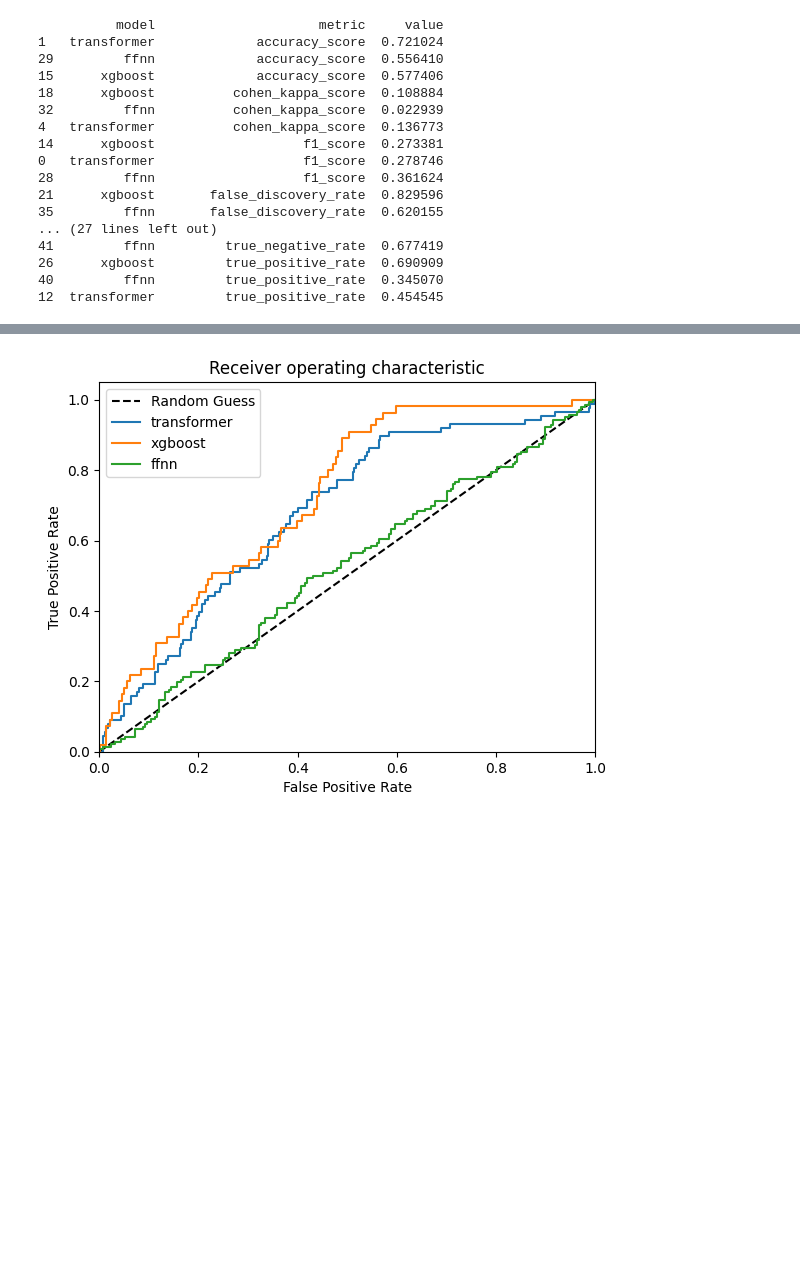
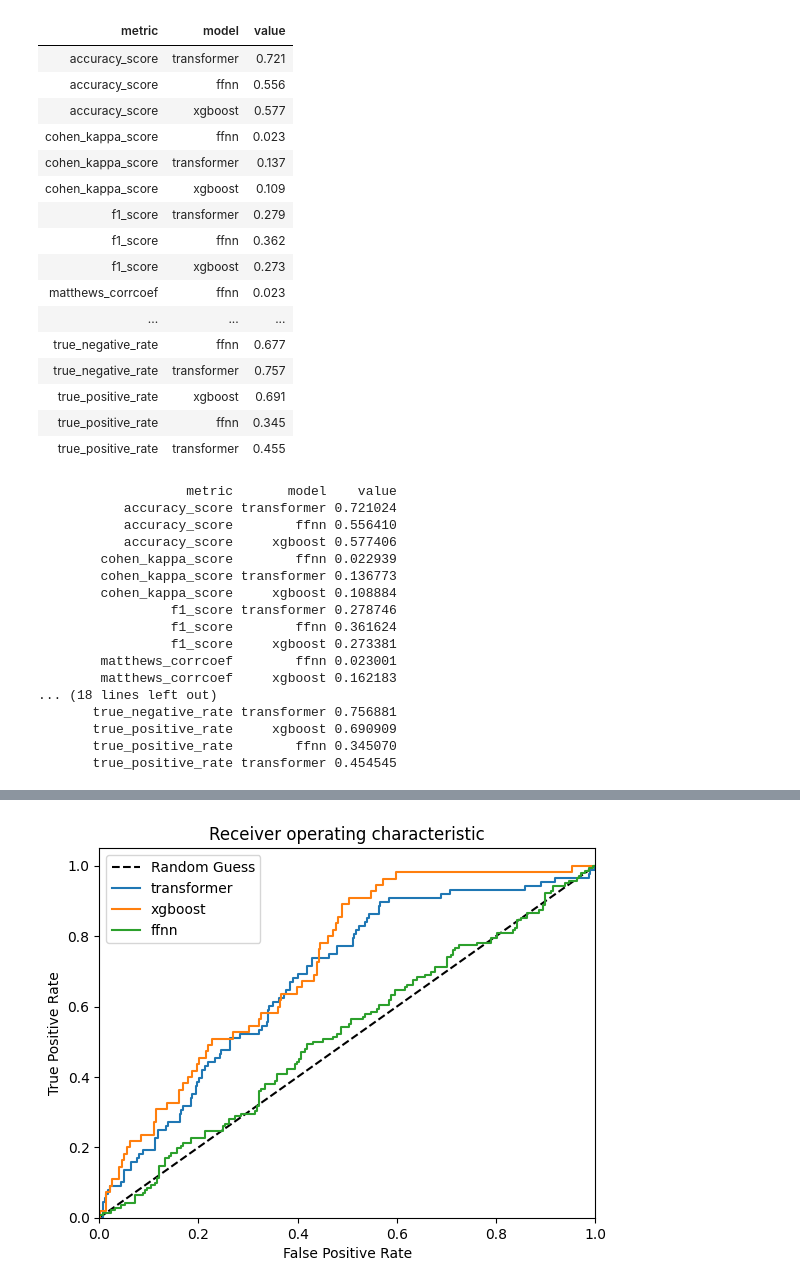
Before and after one commit to ewheeler/foresight, a Jupyter notebook: docs/hes_final/figs.ipynb, the cells around one changed output, grey strips where cells are left out. Cells and saved outputs as stored; diff of their text form; code cells hidden in the pictures; blank space fills up the shorter version.

```diff
--- a/docs/hes_final/figs.ipynb
+++ b/docs/hes_final/figs.ipynb
@@ -127,26 +203,63 @@ model_metrics.sort_values('metric').style\
+# %%
+#| label: tbl-max-best-broken
+#| fig-cap: "Table that breaks article column layout in quarto"
+#| layout-ncol: 1
+
+# TODO not only do styles not work, but this makes one article
+# column narrower than the other one :(
+
+cm = sns.light_palette("green", as_cmap=True)
+# https://pandas.pydata.org/pandas-docs/stable/user_guide/style.html#Styler-Object-and-Customising-the-Display
+# TODO styles/colors still not working? https://github.com/quarto-dev/quarto-cli/discussions/3964
+(model_metrics[model_metrics.best=='max'][['metric', 'model', 'value']]
+     .sort_values('metric')
+     .style
+        .background_gradient(cmap=cm)
+        .format(precision=3)
+        .hide(axis="index"))
+# %% [output]
+| metric | model | value |
+| accuracy_score | transformer | 0.721 |
+| accuracy_score | ffnn | 0.556 |
+| accuracy_score | xgboost | 0.577 |
+| cohen_kappa_score | ffnn | 0.023 |
+| cohen_kappa_score | transformer | 0.137 |
+| cohen_kappa_score | xgboost | 0.109 |
+| f1_score | transformer | 0.279 |
+| f1_score | ffnn | 0.362 |
+| f1_score | xgboost | 0.273 |
+| matthews_corrcoef | ffnn | 0.023 |
+| ... | ... | ... |
+| true_negative_rate | ffnn | 0.677 |
+| true_negative_rate | transformer | 0.757 |
+| true_positive_rate | xgboost | 0.691 |
+| true_positive_rate | ffnn | 0.345 |
+| true_positive_rate | transformer | 0.455 |
 # %%
-#| label: tbl-metrics
-#| fig-cap: "Binary classification model metrics"
+#| label: tbl-best-max-metrics
+#| fig-cap: "Binary classification model metrics (max value is best)"
 #| layout-ncol: 1
 
 # TODO use of styler (above) messes up column widths,
 # so just plain print for now
-print(model_metrics.sort_values('metric'))
+print(model_metrics[model_metrics.best=='max'][['metric', 'model', 'value']]
+          .sort_values('metric')
+          .to_string(index=False))
 # %% [output]
-          model                     metric     value
-1   transformer             accuracy_score  0.721024
-29         ffnn             accuracy_score  0.556410
-15      xgboost             accuracy_score  0.577406
-18      xgboost          cohen_kappa_score  0.108884
-32         ffnn          cohen_kappa_score  0.022939
-4   transformer          cohen_kappa_score  0.136773
-14      xgboost                   f1_score  0.273381
-0   transformer                   f1_score  0.278746
-28         ffnn                   f1_score  0.361624
-21      xgboost       false_discovery_rate  0.829596
-35         ffnn       false_discovery_rate  0.620155
-... (27 lines left out)
-41         ffnn         true_negative_rate  0.677419
-26      xgboost         true_positive_rate  0.690909
-40         ffnn         true_positive_rate  0.345070
-12  transformer         true_positive_rate  0.454545
+                   metric       model    value
+           accuracy_score transformer 0.721024
+           accuracy_score        ffnn 0.556410
+           accuracy_score     xgboost 0.577406
+        cohen_kappa_score        ffnn 0.022939
+        cohen_kappa_score transformer 0.136773
+        cohen_kappa_score     xgboost 0.108884
+                 f1_score transformer 0.278746
+                 f1_score        ffnn 0.361624
+                 f1_score     xgboost 0.273381
+        matthews_corrcoef        ffnn 0.023001
+        matthews_corrcoef     xgboost 0.162183
+... (18 lines left out)
+       true_negative_rate transformer 0.756881
+       true_positive_rate     xgboost 0.690909
+       true_positive_rate        ffnn 0.345070
+       true_positive_rate transformer 0.454545
```
Also changed, not shown: parts of 13 cells of this notebook, 1 other file.
